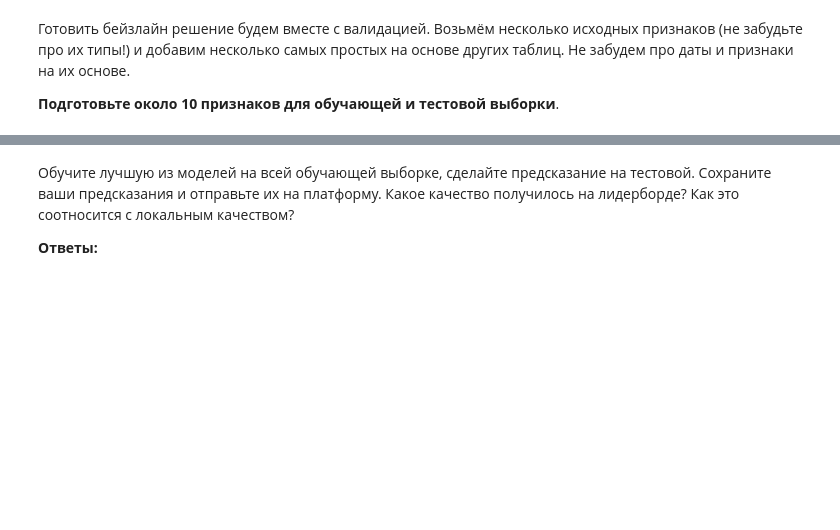
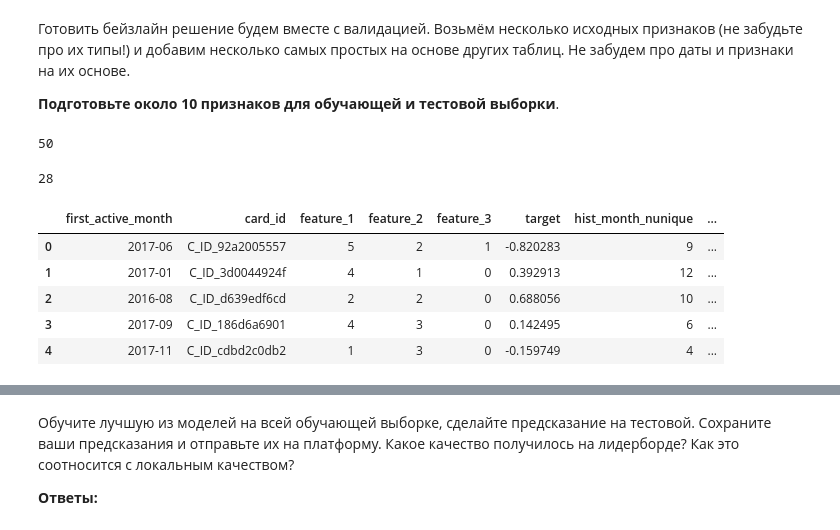
Before and after one commit to vbaryshev4/Data_Science, a Jupyter notebook: hse_ml/Advanced/Kaggle/hse-ds-competition-task.ipynb, the cells around one changed output, grey strips where cells are left out. Drawn from its saved outputs; the diff is of its cells as text; code cells hidden in the pictures; blank space fills up the shorter version.

```diff
--- a/hse_ml/Advanced/Kaggle/hse-ds-competition-task.ipynb
+++ b/hse_ml/Advanced/Kaggle/hse-ds-competition-task.ipynb
@@ -92,0 +126,3 @@ merchants.head()
+# %%
+def get_new_columns(name,aggs):
+    return [name + '_' + k + '_' + agg for k in aggs.keys() for agg in aggs[k]]
@@ -92,0 +143,71 @@ merchants.head()
+# %%
+aggs = {}
+for col in ['month','hour','weekofyear','dayofweek','year','subsector_id','merchant_id','merchant_category_id']:
+    aggs[col] = ['nunique']
+
+aggs['purchase_amount'] = ['sum','max','min','mean','var']
+aggs['installments'] = ['sum','max','min','mean','var']
+aggs['purchase_date'] = ['max','min']
+aggs['month_lag'] = ['max','min','mean','var']
+aggs['month_diff'] = ['mean']
+aggs['authorized_flag'] = ['sum', 'mean']
+aggs['weekend'] = ['sum', 'mean']
+aggs['category_1'] = ['sum', 'mean']
+aggs['card_id'] = ['size']
+
+for col in ['category_2','category_3']:
+    df_hist_trans[col+'_mean'] = df_hist_trans.groupby([col])['purchase_amount'].transform('mean')
+    aggs[col+'_mean'] = ['mean']
+
+new_columns = get_new_columns('hist',aggs)
+df_hist_trans_group = df_hist_trans.groupby('card_id').agg(aggs)
+df_hist_trans_group.columns = new_columns
+df_hist_trans_group.reset_index(drop=False,inplace=True)
+df_hist_trans_group['hist_purchase_date_diff'] = (df_hist_trans_group['hist_purchase_date_max'] - df_hist_trans_group['hist_purchase_date_min']).dt.days
+df_hist_trans_group['hist_purchase_date_average'] = df_hist_trans_group['hist_purchase_date_diff']/df_hist_trans_group['hist_card_id_size']
+df_hist_trans_group['hist_purchase_date_uptonow'] = (datetime.datetime.today() - df_hist_trans_group['hist_purchase_date_max']).dt.days
+df_train = df_train.merge(df_hist_trans_group,on='card_id',how='left')
+df_test = df_test.merge(df_hist_trans_group,on='card_id',how='left')
+del df_hist_trans_group;gc.collect()
+# %% [output]
+50
+# %%
+aggs = {}
+for col in ['month','hour','weekofyear','dayofweek','year','subsector_id','merchant_id','merchant_category_id']:
+    aggs[col] = ['nunique']
+aggs['purchase_amount'] = ['sum','max','min','mean','var']
+aggs['installments'] = ['sum','max','min','mean','var']
+aggs['purchase_date'] = ['max','min']
+aggs['month_lag'] = ['max','min','mean','var']
+aggs['month_diff'] = ['mean']
+aggs['weekend'] = ['sum', 'mean']
+aggs['category_1'] = ['sum', 'mean']
+aggs['card_id'] = ['size']
+
+for col in ['category_2','category_3']:
+    df_new_merchant_trans[col+'_mean'] = df_new_merchant_trans.groupby([col])['purchase_amount'].transform('mean')
+    aggs[col+'_mean'] = ['mean']
+
+new_columns = get_new_columns('new_hist',aggs)
+df_hist_trans_group = df_new_merchant_trans.groupby('card_id').agg(aggs)
+df_hist_trans_group.columns = new_columns
+df_hist_trans_group.reset_index(drop=False,inplace=True)
+df_hist_trans_group['new_hist_purchase_date_diff'] = (df_hist_trans_group['new_hist_purchase_date_max'] - df_hist_trans_group['new_hist_purchase_date_min']).dt.days
+df_hist_trans_group['new_hist_purchase_date_average'] = df_hist_trans_group['new_hist_purchase_date_diff']/df_hist_trans_group['new_hist_card_id_size']
+df_hist_trans_group['new_hist_purchase_date_uptonow'] = (datetime.datetime.today() - df_hist_trans_group['new_hist_purchase_date_max']).dt.days
+df_train = df_train.merge(df_hist_trans_group,on='card_id',how='left')
+df_test = df_test.merge(df_hist_trans_group,on='card_id',how='left')
+del df_hist_trans_group;gc.collect()
+# %% [output]
+28
+# %%
+del df_hist_trans;gc.collect()
+del df_new_merchant_trans;gc.collect()
+df_train.head(5)
+# %% [output]
+|  | first_active_month | card_id | feature_1 | feature_2 | feature_3 | target | hist_month_nunique | ... |
+| 0 | 2017-06 | C_ID_92a2005557 | 5 | 2 | 1 | -0.820283 | 9 | ... |
+| 1 | 2017-01 | C_ID_3d0044924f | 4 | 1 | 0 | 0.392913 | 12 | ... |
+| 2 | 2016-08 | C_ID_d639edf6cd | 2 | 2 | 0 | 0.688056 | 10 | ... |
+| 3 | 2017-09 | C_ID_186d6a6901 | 4 | 3 | 0 | 0.142495 | 6 | ... |
+| 4 | 2017-11 | C_ID_cdbd2c0db2 | 1 | 3 | 0 | -0.159749 | 4 | ... |
```
Also changed, not shown: parts of 42 cells of this notebook, 1 other file.
